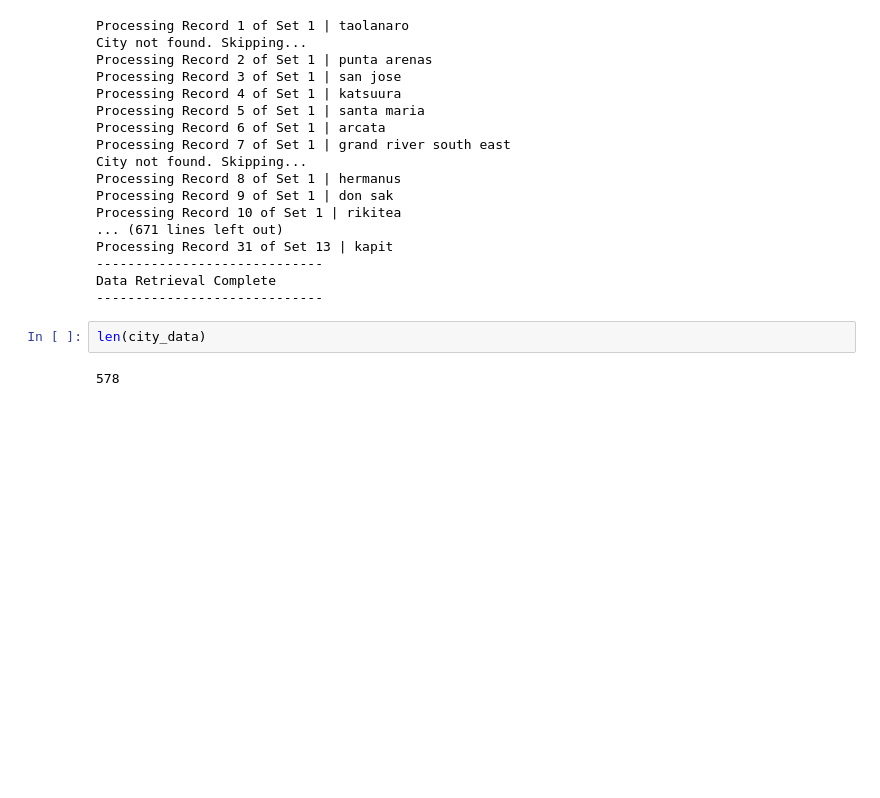
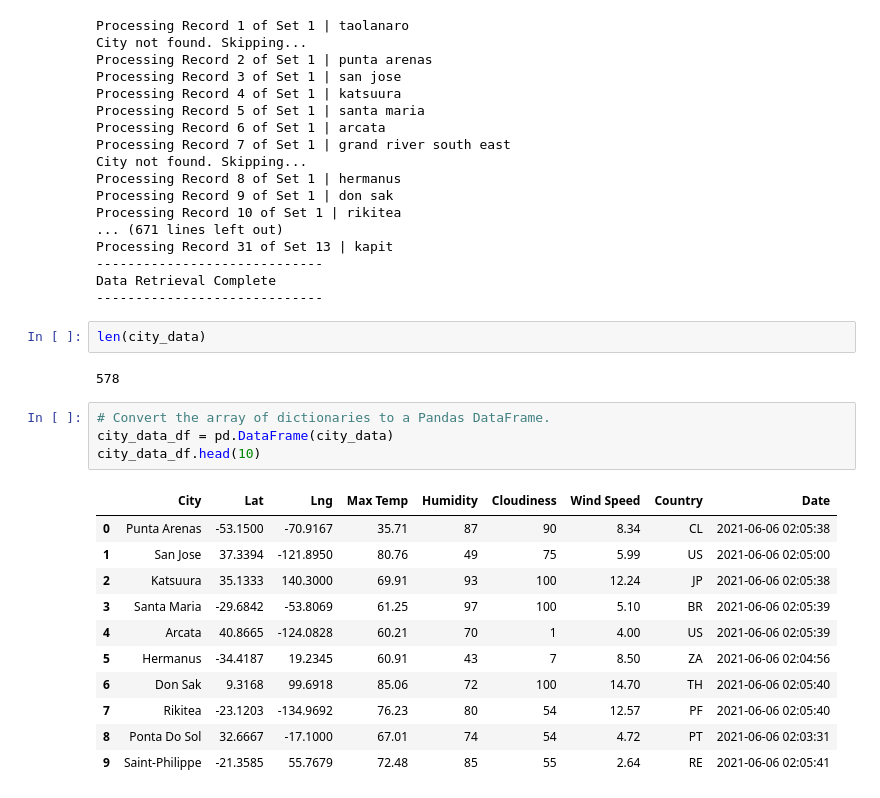
Before and after one commit to melindamalone/World_Weather_Analysis, a Jupyter notebook: WeatherPy.ipynb, the cells around one changed output. Saved outputs shown, nothing was run; the diff lists cells and outputs as text; blank space fills up the shorter version.

```diff
--- a/WeatherPy.ipynb
+++ b/WeatherPy.ipynb
@@ -146,7 +146,23 @@ Processing Record 31 of Set 13 | kapit
 -----------------------------
 Data Retrieval Complete
 -----------------------------
-# %%
-len(city_data)
-# %% [output]
-578
+# %%
+len(city_data)
+# %% [output]
+578
+# %%
+# Convert the array of dictionaries to a Pandas DataFrame.
+city_data_df = pd.DataFrame(city_data)
+city_data_df.head(10)
+# %% [output]
+|  | City | Lat | Lng | Max Temp | Humidity | Cloudiness | Wind Speed | Country | Date |
+| 0 | Punta Arenas | -53.1500 | -70.9167 | 35.71 | 87 | 90 | 8.34 | CL | 2021-06-06 02:05:38 |
+| 1 | San Jose | 37.3394 | -121.8950 | 80.76 | 49 | 75 | 5.99 | US | 2021-06-06 02:05:00 |
+| 2 | Katsuura | 35.1333 | 140.3000 | 69.91 | 93 | 100 | 12.24 | JP | 2021-06-06 02:05:38 |
+| 3 | Santa Maria | -29.6842 | -53.8069 | 61.25 | 97 | 100 | 5.10 | BR | 2021-06-06 02:05:39 |
+| 4 | Arcata | 40.8665 | -124.0828 | 60.21 | 70 | 1 | 4.00 | US | 2021-06-06 02:05:39 |
+| 5 | Hermanus | -34.4187 | 19.2345 | 60.91 | 43 | 7 | 8.50 | ZA | 2021-06-06 02:04:56 |
+| 6 | Don Sak | 9.3168 | 99.6918 | 85.06 | 72 | 100 | 14.70 | TH | 2021-06-06 02:05:40 |
+| 7 | Rikitea | -23.1203 | -134.9692 | 76.23 | 80 | 54 | 12.57 | PF | 2021-06-06 02:05:40 |
+| 8 | Ponta Do Sol | 32.6667 | -17.1000 | 67.01 | 74 | 54 | 4.72 | PT | 2021-06-06 02:03:31 |
+| 9 | Saint-Philippe | -21.3585 | 55.7679 | 72.48 | 85 | 55 | 2.64 | RE | 2021-06-06 02:05:41 |
```
Also changed, not shown: parts of 2 cells of this notebook, 1 other file.
